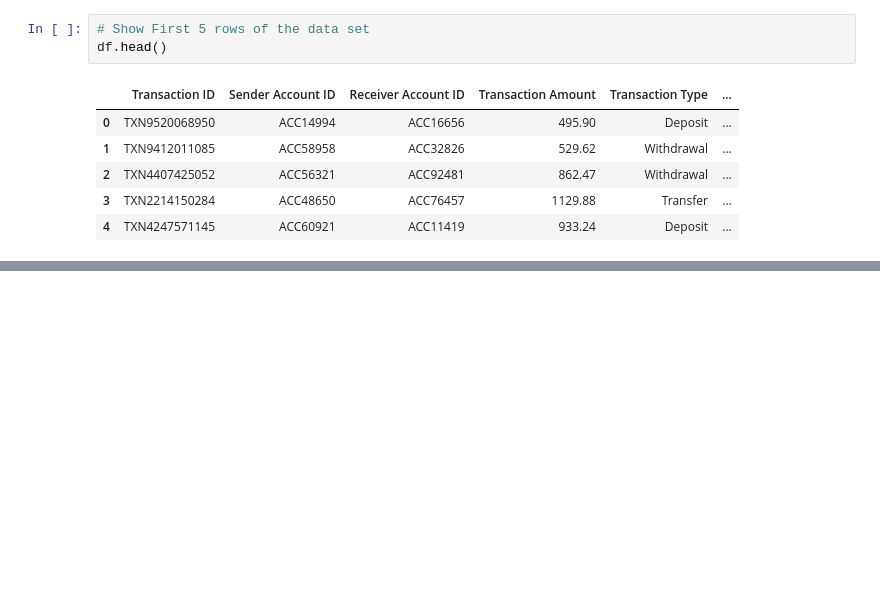
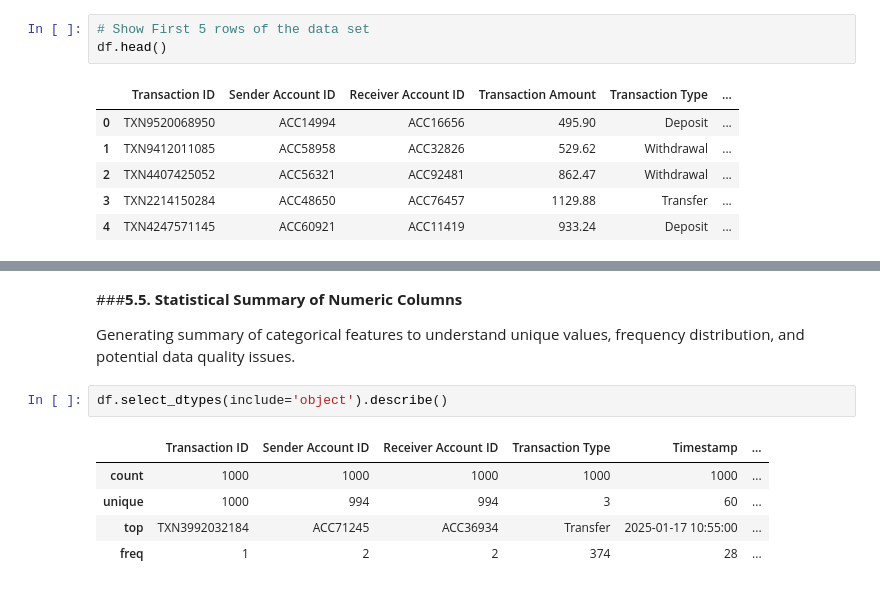
Before and after one commit to Sagarjain93/Operations_transaction_Data, a Jupyter notebook: transaction_data.ipynb, the cells around one changed output, grey strips where cells are left out. Cells and saved outputs as stored; diff of their text form; blank space fills up the shorter version.

```diff
--- a/transaction_data.ipynb
+++ b/transaction_data.ipynb
@@ -124,0 +175,12 @@ df.head()
+# %% [markdown]
+###**5.5. Statistical Summary of Numeric Columns**
+
+Generating summary of categorical features to understand unique values, frequency distribution, and potential data quality issues.
+# %%
+df.select_dtypes(include='object').describe()
+# %% [output]
+|  | Transaction ID | Sender Account ID | Receiver Account ID | Transaction Type | Timestamp | ... |
+| count | 1000 | 1000 | 1000 | 1000 | 1000 | ... |
+| unique | 1000 | 994 | 994 | 3 | 60 | ... |
+| top | TXN3992032184 | ACC71245 | ACC36934 | Transfer | 2025-01-17 10:55:00 | ... |
+| freq | 1 | 2 | 2 | 374 | 28 | ... |
```
Also changed, not shown: parts of 9 cells of this notebook.
